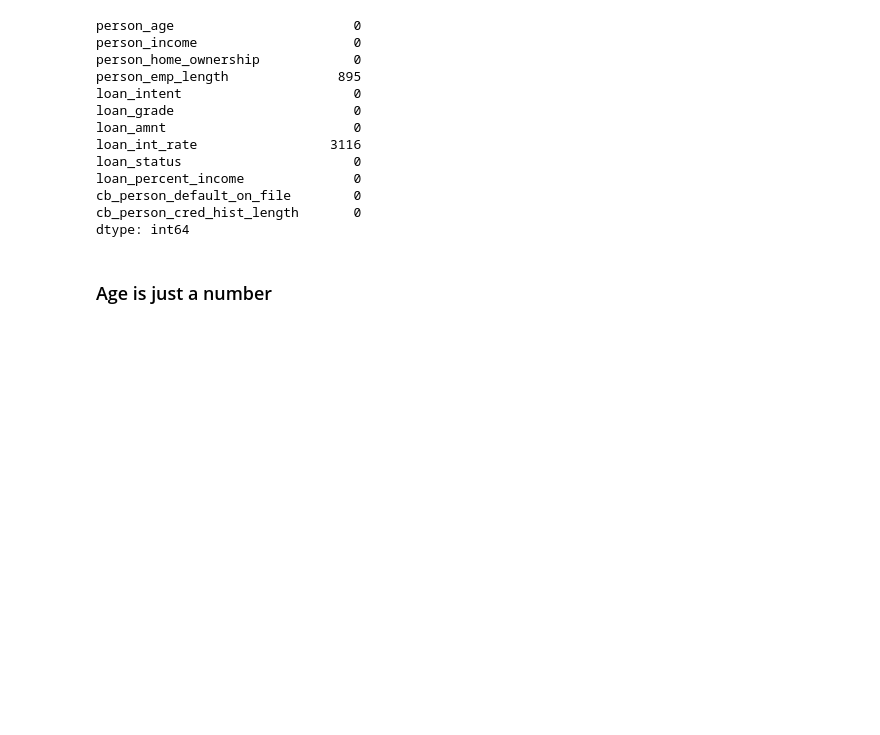
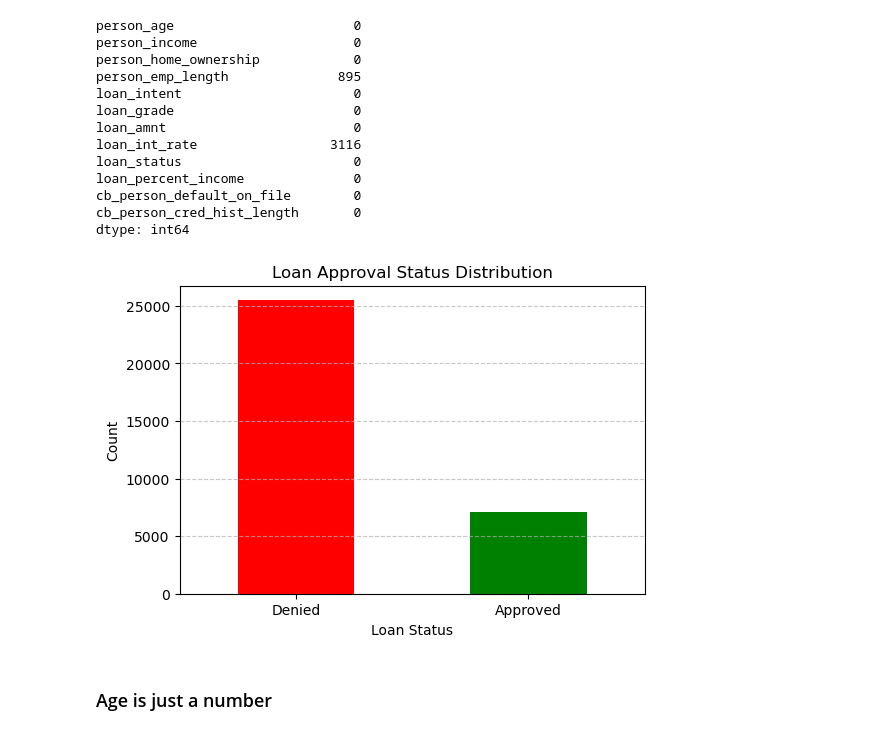
Before and after one commit to annalaczko/ML-Group-1-Assignment-1, a Jupyter notebook: ML-A1.ipynb, the cells around one changed output. Drawn from its saved outputs; the diff is of its cells as text; code cells hidden in the pictures; blank space fills up the shorter version.

```diff
--- a/ML-A1.ipynb
+++ b/ML-A1.ipynb
@@ -72,6 +72,20 @@ loan_percent_income              0
 cb_person_default_on_file        0
 cb_person_cred_hist_length       0
 dtype: int64
+# %%
+loan_status_counts = df_loan["loan_status"].value_counts()
+
+plt.figure(figsize=(6, 4))
+loan_status_counts.plot(kind='bar', color=['red', 'green'])
+
+plt.title('Loan Approval Status Distribution')
+plt.xlabel('Loan Status')
+plt.ylabel('Count')
+plt.xticks(ticks=[0, 1], labels=['Denied', 'Approved'], rotation=0)
+plt.grid(axis='y', linestyle='--', alpha=0.7)
+plt.show()
+# %% [output]
+[figure, added]
 # %% [markdown]
 ### Age is just a number
 # %% [markdown]
```
Also changed, not shown: parts of 9 cells of this notebook.
